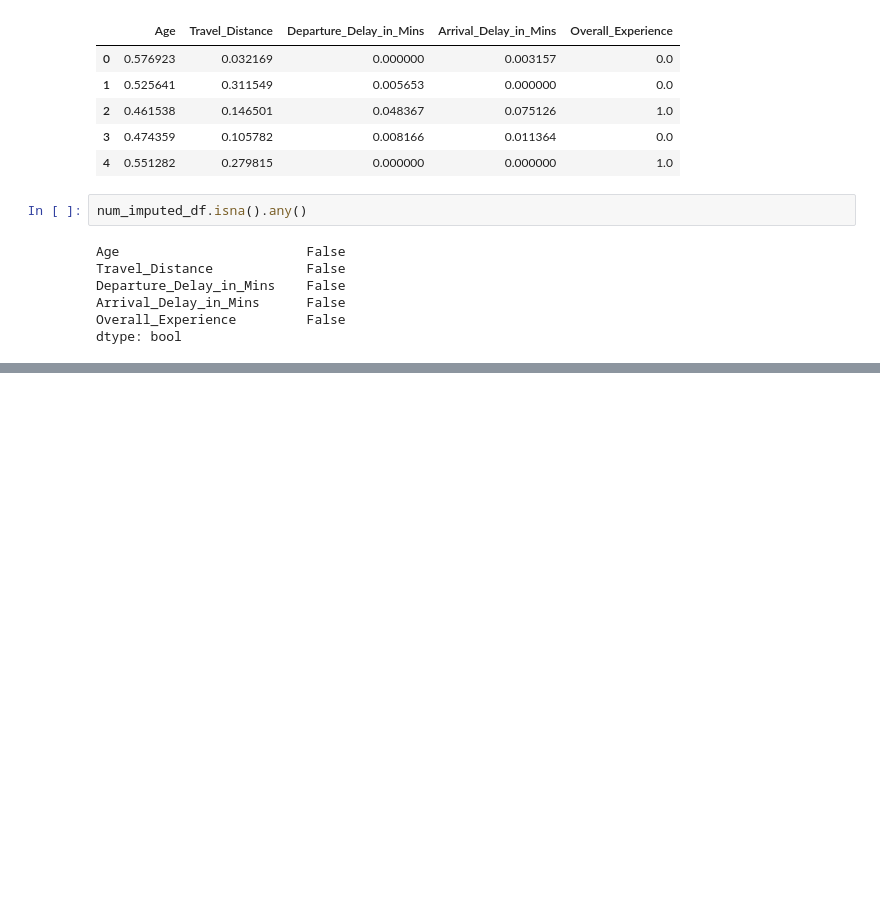
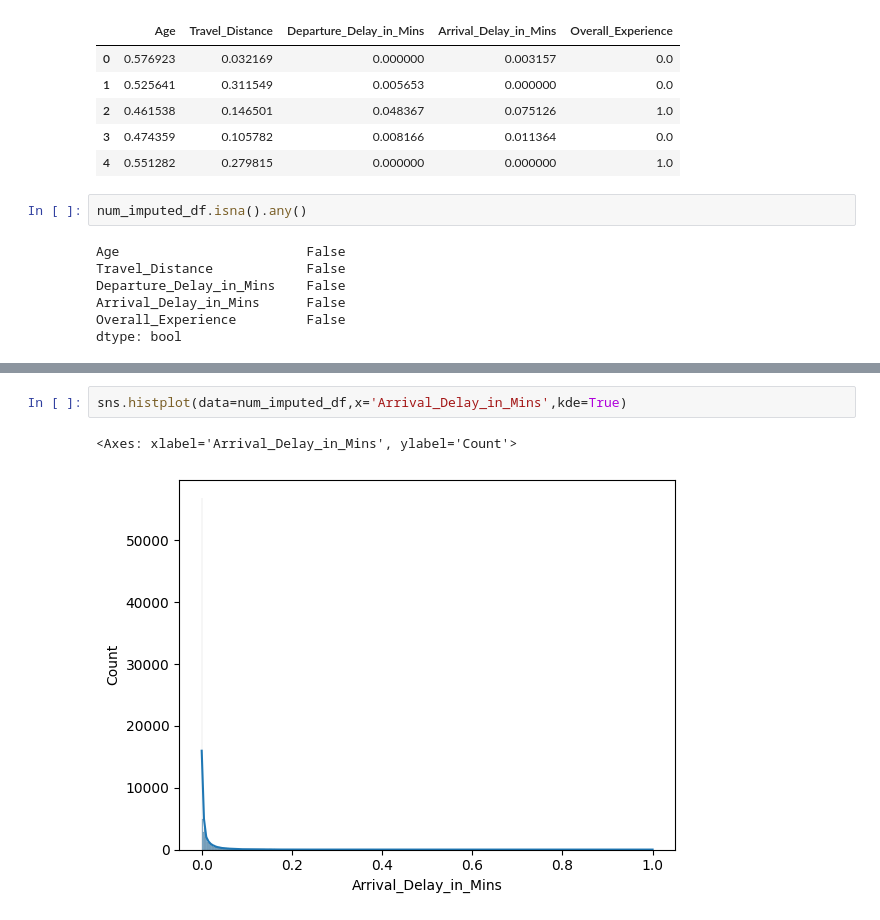
Before and after one commit to FrancisNdirangu/shinkansen_travel_experience_model, a Jupyter notebook: notebook.ipynb, the cells around one changed output, grey strips where cells are left out. Drawn from its saved outputs; the diff is of its cells as text; blank space fills up the shorter version.

```diff
--- a/notebook.ipynb
+++ b/notebook.ipynb
@@ -258,0 +274,5 @@ dtype: bool
+# %%
+sns.histplot(data=num_imputed_df,x='Arrival_Delay_in_Mins',kde=True)
+# %% [output]
+<Axes: xlabel='Arrival_Delay_in_Mins', ylabel='Count'>
+[figure, added]
```
Also changed, not shown: parts of 5 cells of this notebook.
